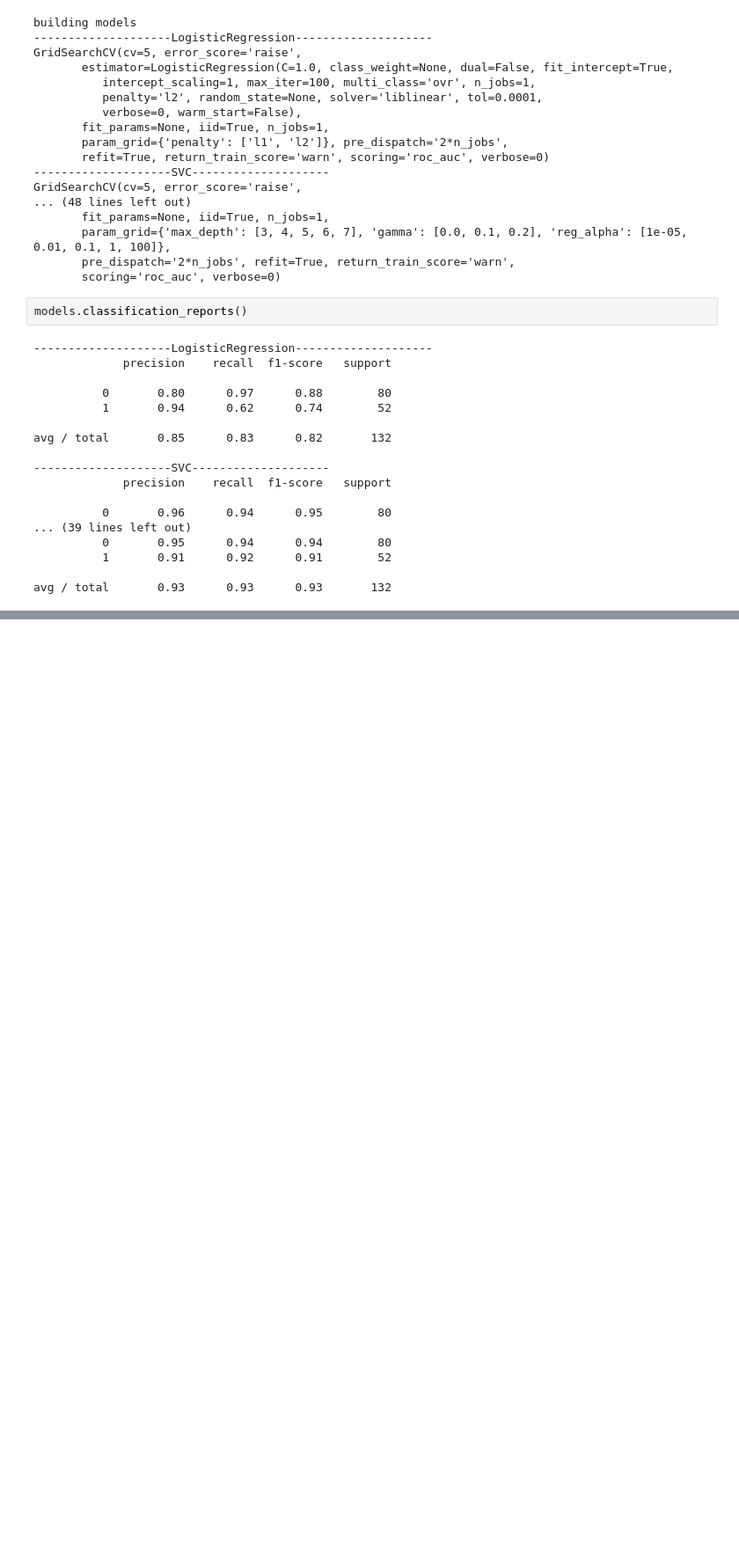
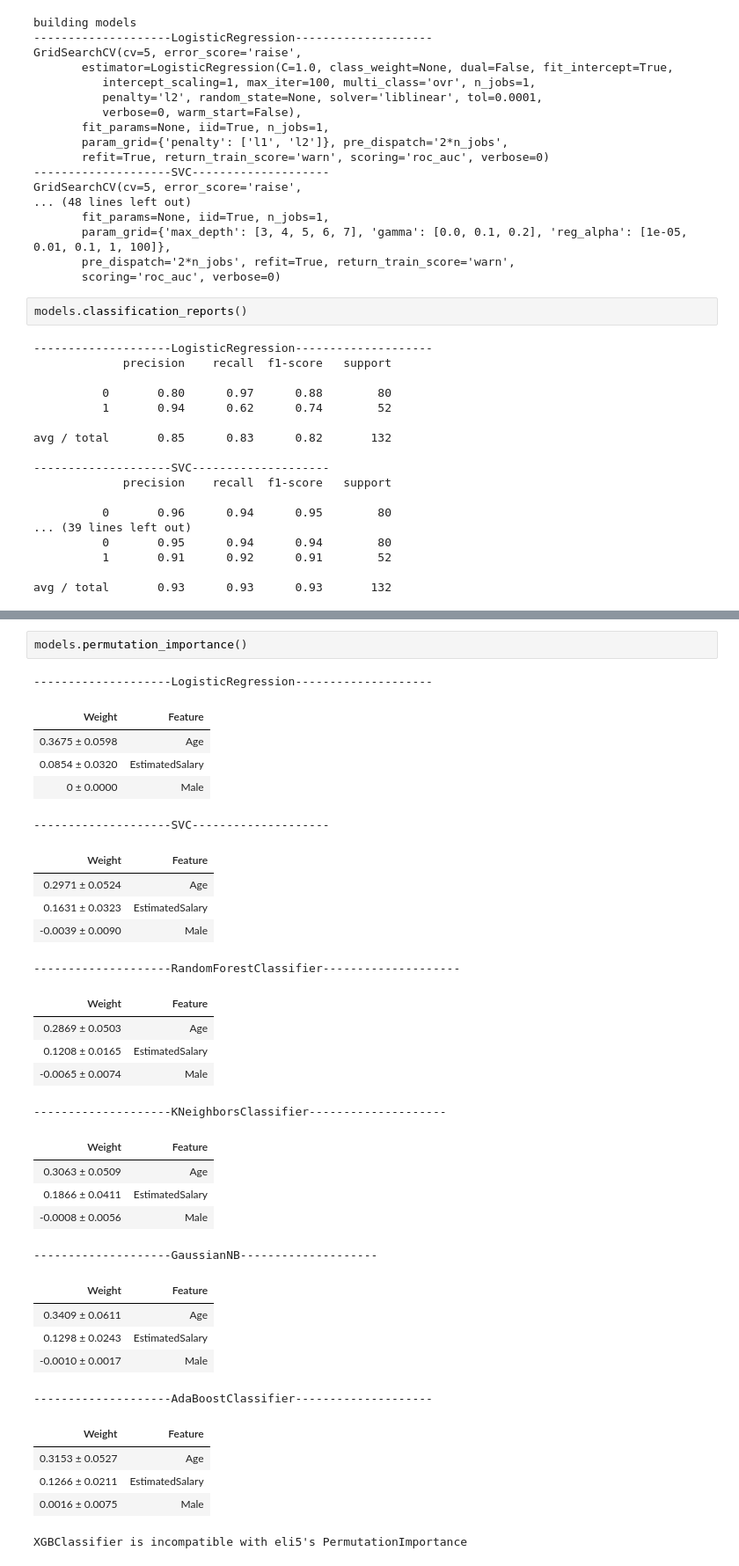
Before and after one commit to fagan2888/models-with-factory-patterns, a Jupyter notebook: classification_demo.ipynb, the cells around one changed output, grey strips where cells are left out. Shown at 88% size. Cells and saved outputs as stored; diff of their text form; blank space fills up the shorter version.

```diff
--- a/classification_demo.ipynb
+++ b/classification_demo.ipynb
@@ -119,3 +120,37 @@ models.decision_threshold()
 [figure]
 [figure]
 [figure]
+# %%
+models.permutation_importance()
+# %% [output]
+--------------------LogisticRegression--------------------
+| Weight | Feature |
+| 0.3675 ± 0.0598 | Age |
+| 0.0854 ± 0.0320 | EstimatedSalary |
+| 0 ± 0.0000 | Male |
+--------------------SVC--------------------
+| Weight | Feature |
+| 0.2971 ± 0.0524 | Age |
+| 0.1631 ± 0.0323 | EstimatedSalary |
+| -0.0039 ± 0.0090 | Male |
+--------------------RandomForestClassifier--------------------
+| Weight | Feature |
+| 0.2869 ± 0.0503 | Age |
+| 0.1208 ± 0.0165 | EstimatedSalary |
+| -0.0065 ± 0.0074 | Male |
+--------------------KNeighborsClassifier--------------------
+| Weight | Feature |
+| 0.3063 ± 0.0509 | Age |
+| 0.1866 ± 0.0411 | EstimatedSalary |
+| -0.0008 ± 0.0056 | Male |
+--------------------GaussianNB--------------------
+| Weight | Feature |
+| 0.3409 ± 0.0611 | Age |
+| 0.1298 ± 0.0243 | EstimatedSalary |
+| -0.0010 ± 0.0017 | Male |
+--------------------AdaBoostClassifier--------------------
+| Weight | Feature |
+| 0.3153 ± 0.0527 | Age |
+| 0.1266 ± 0.0211 | EstimatedSalary |
+| 0.0016 ± 0.0075 | Male |
+XGBClassifier is incompatible with eli5's PermutationImportance
```
Also changed, not shown: parts of 4 cells of this notebook, 1 other file.
